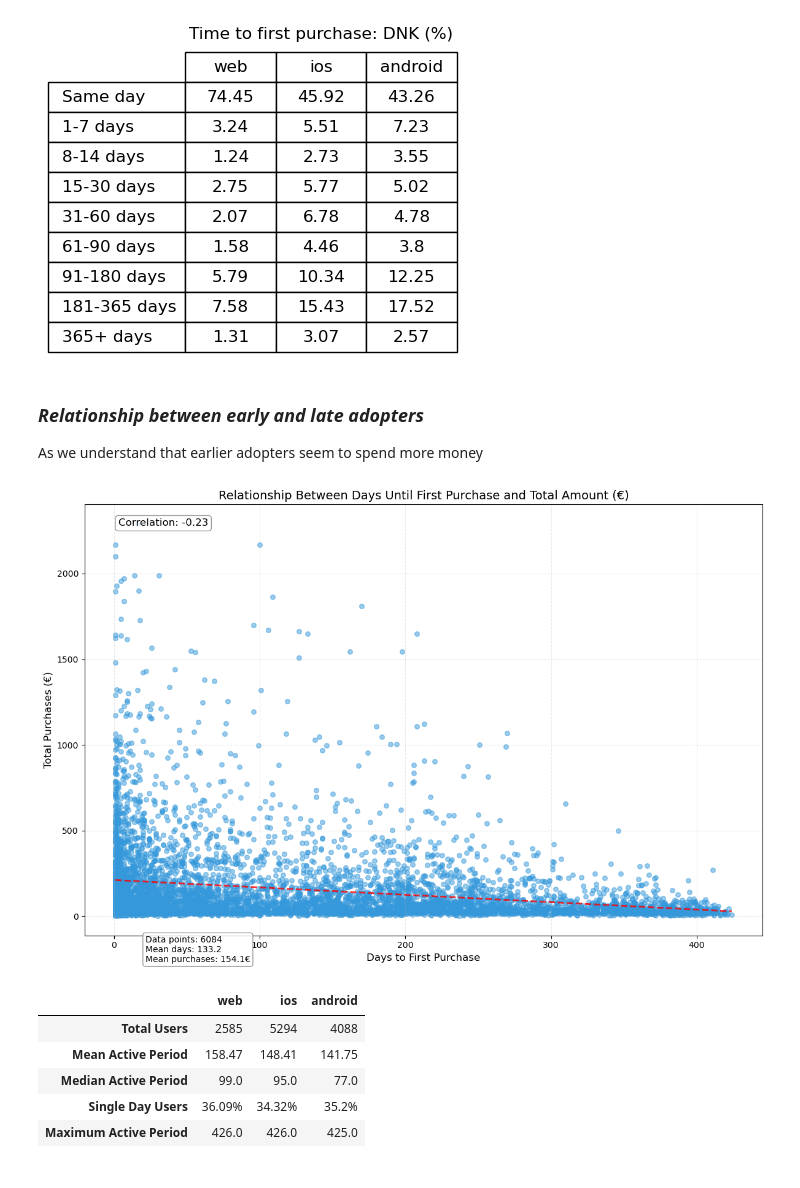
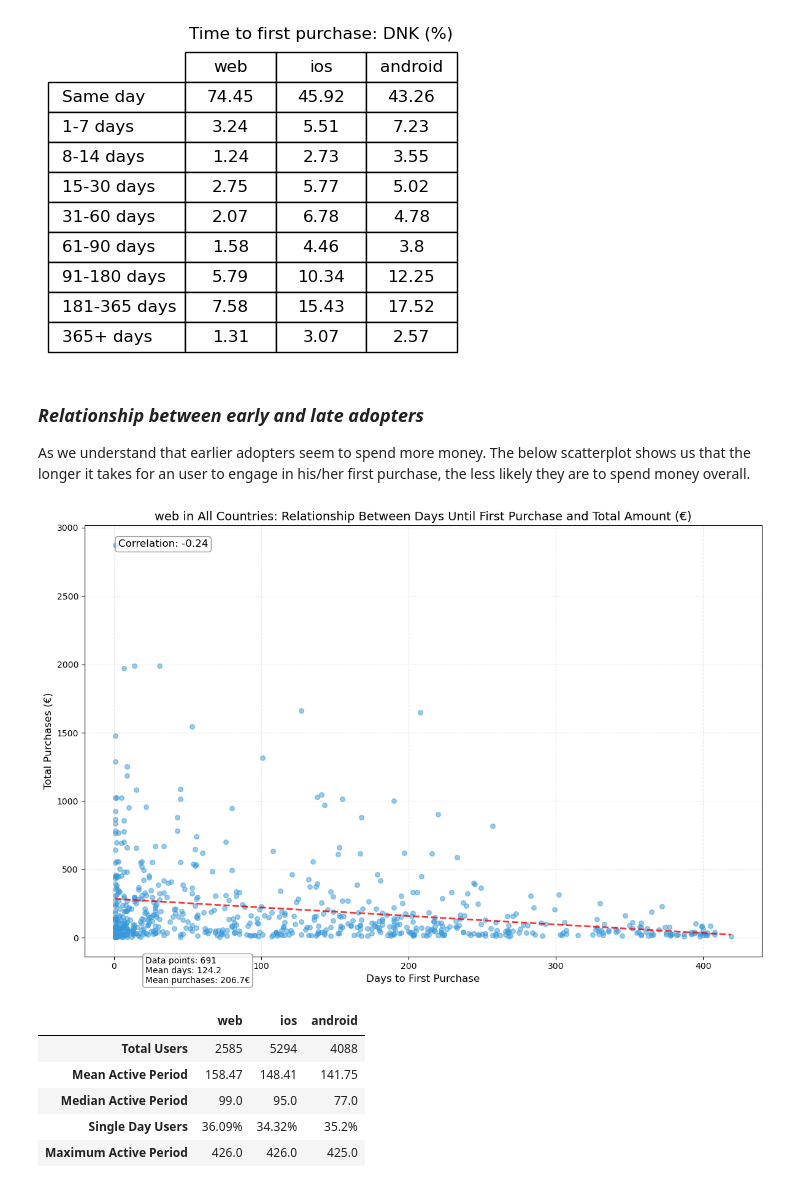
Before and after one commit to FjjDessoyCaraballo/restaurant-data, a Jupyter notebook: task2/notebook.ipynb, the cells around one changed output. Saved outputs shown, nothing was run; the diff lists cells and outputs as text; code cells hidden in the pictures.

```diff
--- a/task2/notebook.ipynb
+++ b/task2/notebook.ipynb
@@ -172,20 +183,21 @@ firstPurchase(df, "DNK")
 # %% [markdown]
 ### *Relationship between early and late adopters*
 
-As we understand that earlier adopters seem to spend more money
+As we understand that earlier adopters seem to spend more money. The below scatterplot shows us that the longer it takes for an user to engage in his/her first purchase, the less likely they are to spend money overall.
 # %%
 from osSpending import scatterPlotTotalPurchases
 from parsing import parseDf
 
 dataframe = parseDf()
 
 # If you want to visualize the pattern across OS'
 # add the following second argument strings:
 # android, ios, or web
 # e.g. scatterPlotTotalPurchases(dataframe, "ios")
-scatterPlotTotalPurchases(dataframe)
+# scatterPlotTotalPurchases(dataframe)
+scatterPlotTotalPurchases(dataframe, 'web')
 # %% [output]
-[figure, old version]
+[figure, new version]
 # %%
 from firstAndLast import diffBetweenFirstAndLastPurchase, tableDiffFirstAndLast
 from parsing import parseDf
```
Also changed, not shown: parts of 9 cells of this notebook, 2 other files.
